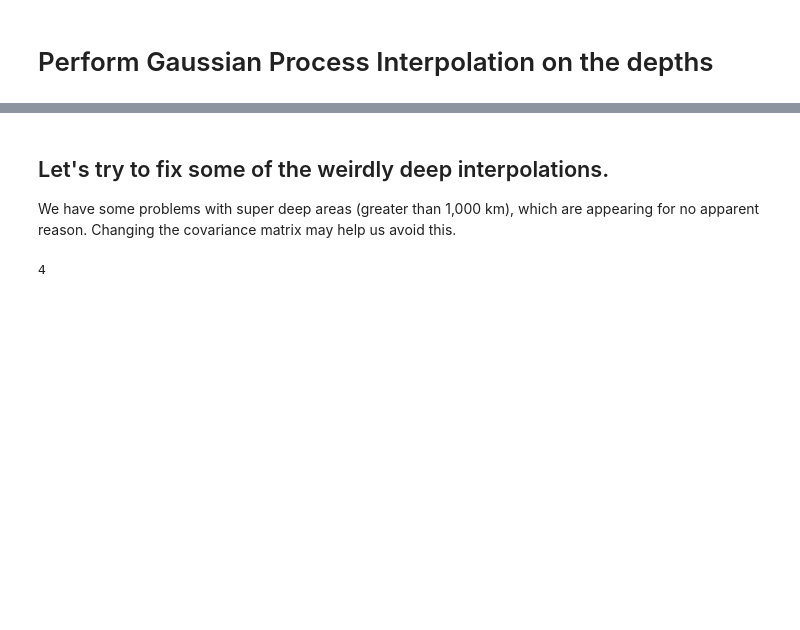
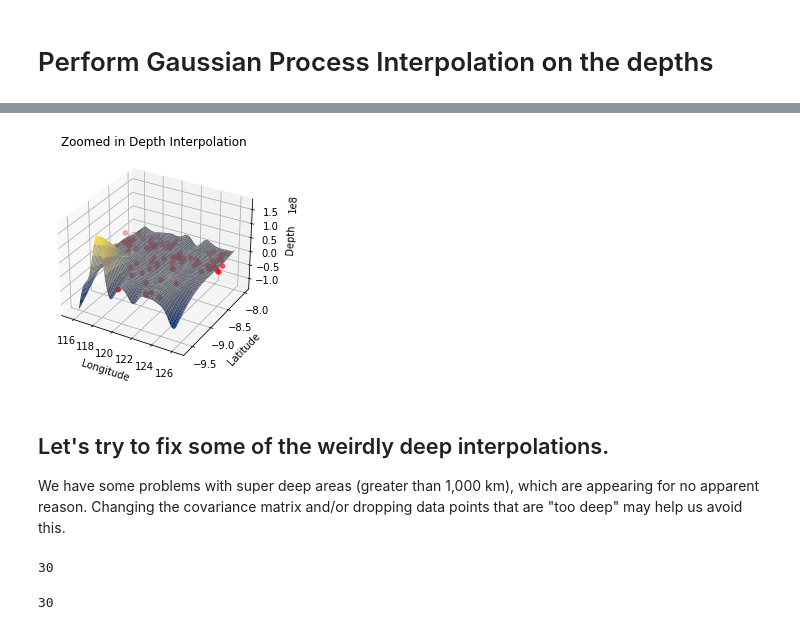
Before and after one commit to jpw37/tsunamibayes, a Jupyter notebook: current_work/Gaussian_Process_Interpolation.ipynb, the cells around one changed output, grey strips where cells are left out. Drawn from its saved outputs; the diff is of its cells as text; code cells hidden in the pictures; blank space fills up the shorter version.

```diff
--- a/current_work/Gaussian_Process_Interpolation.ipynb
+++ b/current_work/Gaussian_Process_Interpolation.ipynb
@@ -136,6 +136,6 @@ plt.show()
 # %%
-zoomed_flores_lats = np.linspace(-9.6, -8.0, 500)
-zoomed_flores_lons = np.linspace(116, 126, 500)
+zoomed_flores_lats = np.linspace(-9.6, -8.0, 1000)
+zoomed_flores_lons = np.linspace(116, 126, 1000)
 Xplot, Yplot = np.meshgrid(zoomed_flores_lons,zoomed_flores_lats)
 Zplot, sigma = gpr.predict(np.vstack([Yplot.flatten(), Xplot.flatten()]).T, return_std=True)
 Zplot = Zplot.reshape(Xplot.shape)
@@ -157,6 +155,7 @@ plt.show()
+[figure, added]
 # %% [markdown]
 ## Let's try to fix some of the weirdly deep interpolations.
 
 We have some problems with super deep areas (greater than 1,000 km), which are appearing for no apparent reason.
-Changing the covariance matrix may help us avoid this.
+Changing the covariance matrix and/or dropping data points that are "too deep" may help us avoid this.
 # %%
@@ -164,11 +164,16 @@ from sklearn.gaussian_process.kernels import RBF, RationalQuadratic
 # %%
 X = np.vstack([lats, lons]).T
-y = 1000*depths.copy() # change to meters
-to_interp = y < 10000
+y = depths.copy() # Don't change to meters.
+to_interp = y < 25 # Drop everything deeper than 25km.
 X = X[to_interp]
 y = y[to_interp]
-len(y)
-# %% [output]
-4
+# %%
+len(X)
+# %% [output]
+30
+# %%
+np.sum(depths < 25)
+# %% [output]
+30
 # %%
 # This kernel gets us the covariance matrix when we plug in our test data.
```
Also changed, not shown: parts of 21 cells of this notebook, 6 other files.
